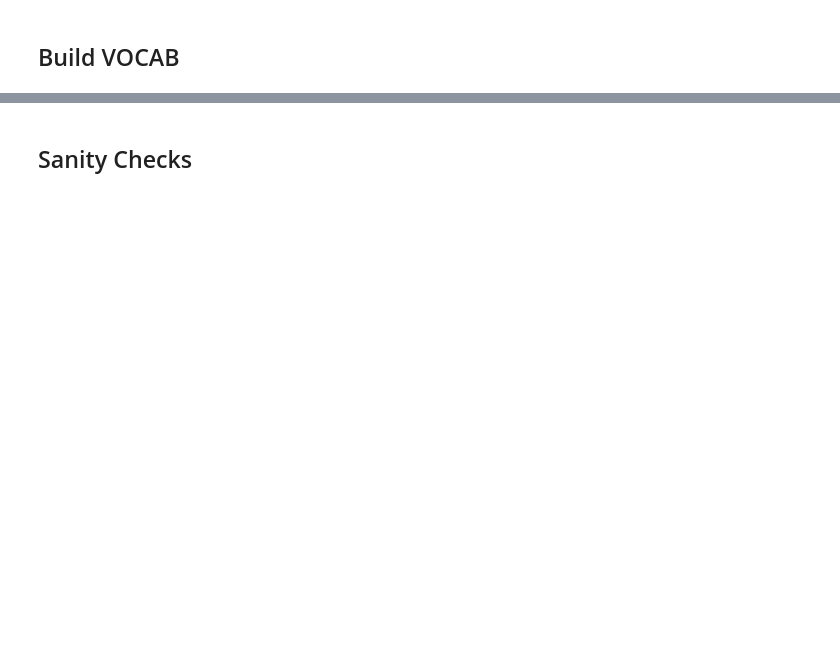
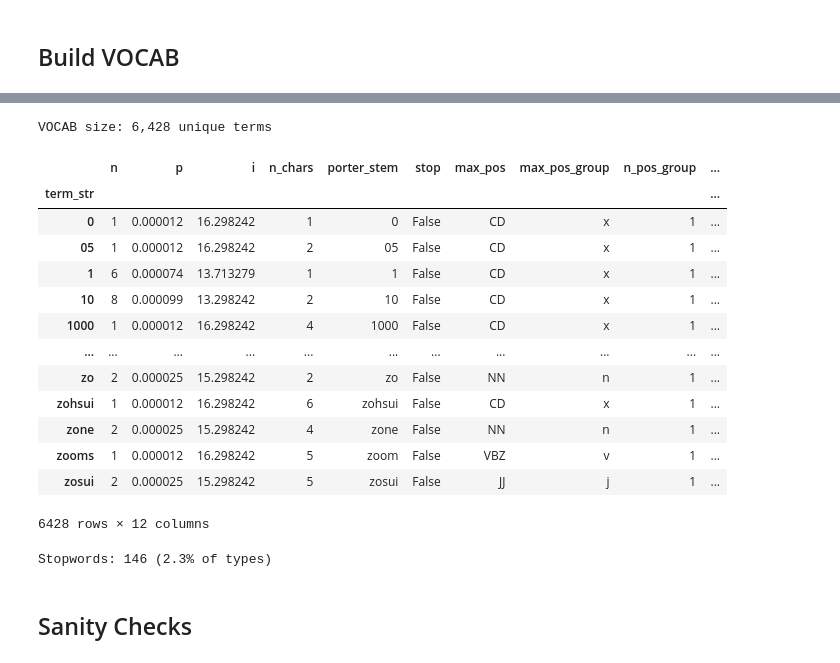
Before and after one commit to annajli/studio-ghibli-analysis, a Jupyter notebook: 01_parse.ipynb, the cells around one changed output, grey strips where cells are left out. Drawn from its saved outputs; the diff is of its cells as text; code cells hidden in the pictures; blank space fills up the shorter version.

```diff
--- a/01_parse.ipynb
+++ b/01_parse.ipynb
@@ -485,0 +458,43 @@ VOCAB size: 7,367 unique terms
+# %%
+VOCAB = CORPUS['term_str'].value_counts().to_frame('n')
+VOCAB.index.name = 'term_str'
+VOCAB['p'] = VOCAB['n'] / VOCAB['n'].sum()
+VOCAB['i'] = np.log2(1 / VOCAB['p'])
+VOCAB['n_chars'] = VOCAB.index.str.len()
+
+# Most frequent POS tag per term
+VOCAB['max_pos'] = CORPUS[['term_str', 'pos']].value_counts().unstack(fill_value=0).idxmax(1)
+VOCAB['max_pos_group'] = CORPUS[['term_str', 'pos_group']].value_counts().unstack(fill_value=0).idxmax(1)
+
+# Compute POS ambiguity
+VOCAB['n_pos_group'] = CORPUS[['term_str','pos_group']].value_counts().unstack().count(1)
+VOCAB['cat_pos_group'] = CORPUS[['term_str','pos_group']].value_counts().to_frame('n').reset_index()\
+    .groupby('term_str').pos_group.apply(lambda x: set(x))
+VOCAB['n_pos'] = CORPUS[['term_str','pos']].value_counts().unstack().count(1)
+VOCAB['cat_pos'] = CORPUS[['term_str','pos']].value_counts().to_frame('n').reset_index()\
+    .groupby('term_str').pos.apply(lambda x: set(x))
+
+stop_words = set(stopwords.words('english'))
+VOCAB['stop'] = VOCAB.index.isin(stop_words)
+
+VOCAB['stem_porter'] = VOCAB.index.map(stemmer.stem)
+
+VOCAB = VOCAB.sort_index()
+print(f"VOCAB size: {len(VOCAB):,} unique terms")
+VOCAB
+# %% [output]
+VOCAB size: 6,428 unique terms
+|  | n | p | i | n_chars | porter_stem | stop | max_pos | max_pos_group | n_pos_group | ... |
+| term_str |  |  |  |  |  |  |  |  |  | ... |
+| 0 | 1 | 0.000012 | 16.298242 | 1 | 0 | False | CD | x | 1 | ... |
+| 05 | 1 | 0.000012 | 16.298242 | 2 | 05 | False | CD | x | 1 | ... |
+| 1 | 6 | 0.000074 | 13.713279 | 1 | 1 | False | CD | x | 1 | ... |
+| 10 | 8 | 0.000099 | 13.298242 | 2 | 10 | False | CD | x | 1 | ... |
+| 1000 | 1 | 0.000012 | 16.298242 | 4 | 1000 | False | CD | x | 1 | ... |
+| ... | ... | ... | ... | ... | ... | ... | ... | ... | ... | ... |
+| zo | 2 | 0.000025 | 15.298242 | 2 | zo | False | NN | n | 1 | ... |
+| zohsui | 1 | 0.000012 | 16.298242 | 6 | zohsui | False | CD | x | 1 | ... |
+| zone | 2 | 0.000025 | 15.298242 | 4 | zone | False | NN | n | 1 | ... |
+| zooms | 1 | 0.000012 | 16.298242 | 5 | zoom | False | VBZ | v | 1 | ... |
+| zosui | 2 | 0.000025 | 15.298242 | 5 | zosui | False | JJ | j | 1 | ... |
+6428 rows × 12 columns
@@ -486,3 +503,7 @@ VOCAB size: 7,367 unique terms
+# %%
+print("Stopwords:", int(VOCAB['stop'].sum()), f"({VOCAB['stop'].mean():.1%} of types)")
+# %% [output]
+Stopwords: 146 (2.3% of types)
 # %% [markdown]
 ## Sanity Checks
 # %%
```
Also changed, not shown: parts of 10 cells of this notebook, 3 other files.
